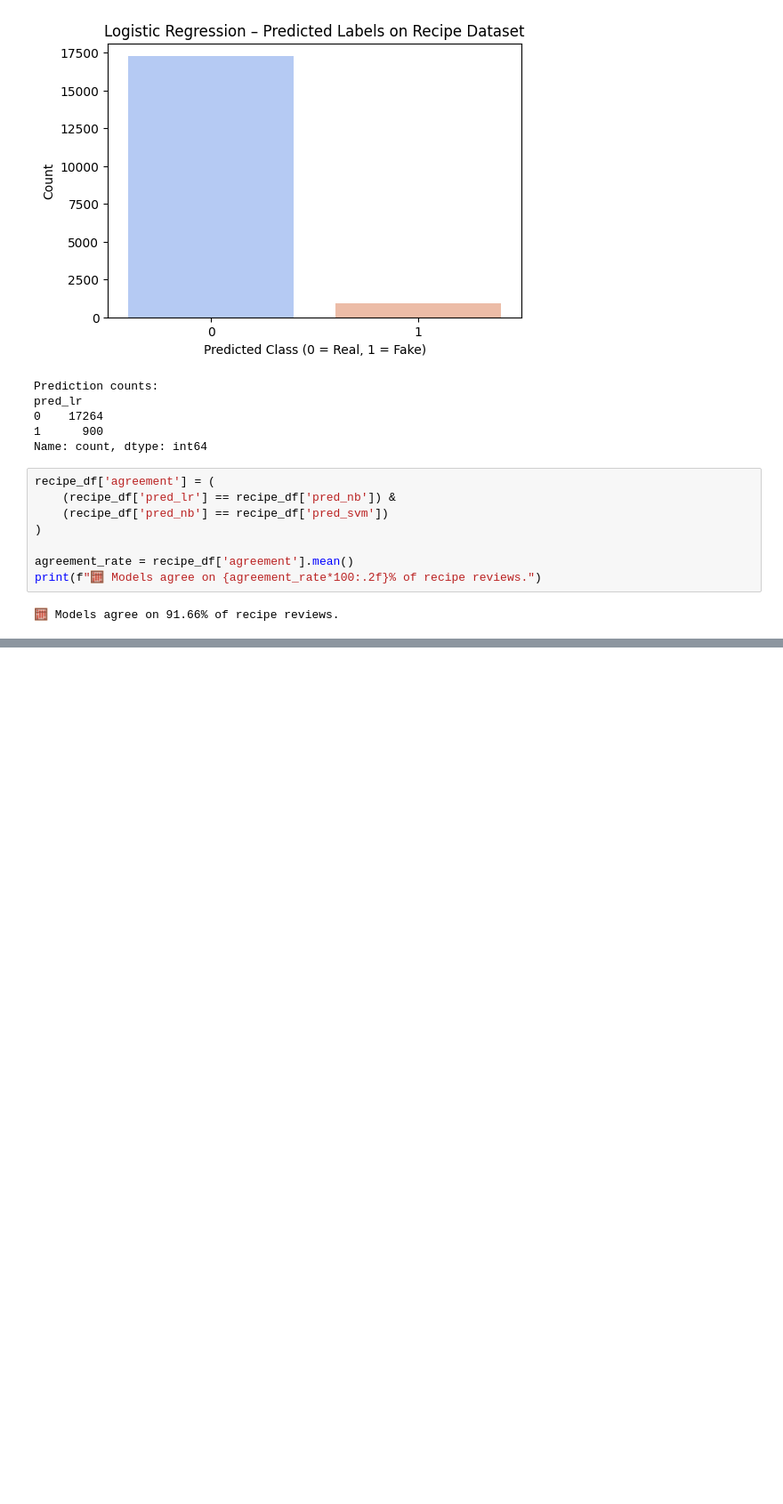
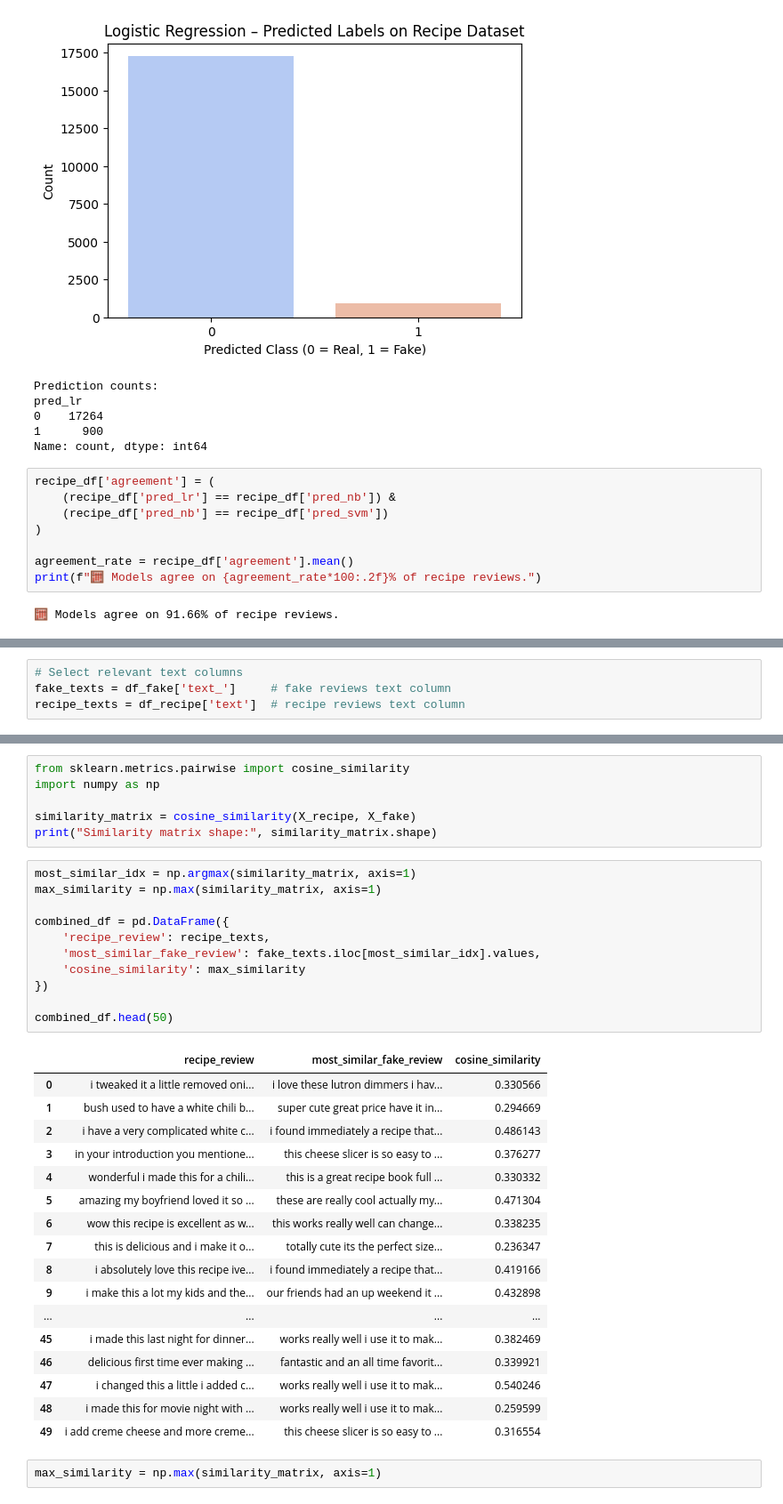
Before and after one commit to sardarmoneeb/Machine-Learning, a Jupyter notebook: Fake_and_Real_Reviews_Prediction.ipynb, the cells around one changed output, grey strips where cells are left out. Shown at 89% size. Drawn from its saved outputs; the diff is of its cells as text; blank space fills up the shorter version.

```diff
--- a/Fake_and_Real_Reviews_Prediction.ipynb
+++ b/Fake_and_Real_Reviews_Prediction.ipynb
@@ -488,0 +450,4 @@ NameError: name 'df_fake' is not defined
+# %%
+# Select relevant text columns
+fake_texts = df_fake['text_']     # fake reviews text column
+recipe_texts = df_recipe['text']  # recipe reviews text column
@@ -488,0 +476,37 @@ NameError: name 'df_fake' is not defined
+# %%
+from sklearn.metrics.pairwise import cosine_similarity
+import numpy as np
+
+similarity_matrix = cosine_similarity(X_recipe, X_fake)
+print("Similarity matrix shape:", similarity_matrix.shape)
+# %%
+most_similar_idx = np.argmax(similarity_matrix, axis=1)
+max_similarity = np.max(similarity_matrix, axis=1)
+
+combined_df = pd.DataFrame({
+    'recipe_review': recipe_texts,
+    'most_similar_fake_review': fake_texts.iloc[most_similar_idx].values,
+    'cosine_similarity': max_similarity
+})
+
+combined_df.head(50)
+# %% [output]
+|  | recipe_review | most_similar_fake_review | cosine_similarity |
+| 0 | i tweaked it a little removed oni... | i love these lutron dimmers i hav... | 0.330566 |
+| 1 | bush used to have a white chili b... | super cute great price have it in... | 0.294669 |
+| 2 | i have a very complicated white c... | i found immediately a recipe that... | 0.486143 |
+| 3 | in your introduction you mentione... | this cheese slicer is so easy to ... | 0.376277 |
+| 4 | wonderful i made this for a chili... | this is a great recipe book full ... | 0.330332 |
+| 5 | amazing my boyfriend loved it so ... | these are really cool actually my... | 0.471304 |
+| 6 | wow this recipe is excellent as w... | this works really well can change... | 0.338235 |
+| 7 | this is delicious and i make it o... | totally cute its the perfect size... | 0.236347 |
+| 8 | i absolutely love this recipe ive... | i found immediately a recipe that... | 0.419166 |
+| 9 | i make this a lot my kids and the... | our friends had an up weekend it ... | 0.432898 |
+| ... | ... | ... | ... |
+| 45 | i made this last night for dinner... | works really well i use it to mak... | 0.382469 |
+| 46 | delicious first time ever making ... | fantastic and an all time favorit... | 0.339921 |
+| 47 | i changed this a little i added c... | works really well i use it to mak... | 0.540246 |
+| 48 | i made this for movie night with ... | works really well i use it to mak... | 0.259599 |
+| 49 | i add creme cheese and more creme... | this cheese slicer is so easy to ... | 0.316554 |
+# %%
+max_similarity = np.max(similarity_matrix, axis=1)
```
Also changed, not shown: parts of 26 cells of this notebook.
